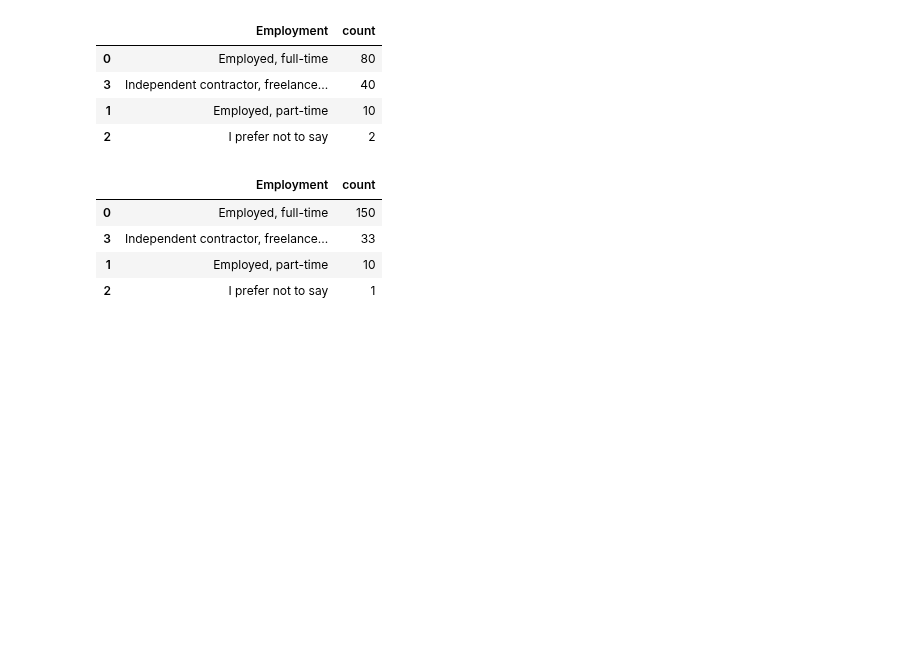
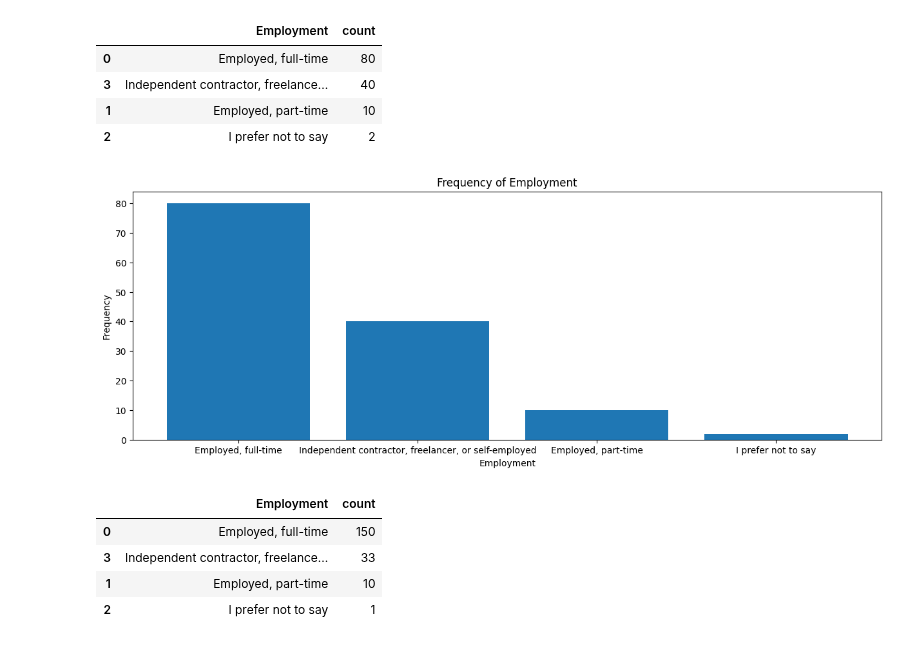
Before and after one commit to abrahim-k/stack_overflow_data, a Jupyter notebook: stack_overflow.ipynb, the cells around one changed output. Drawn from its saved outputs; the diff is of its cells as text; code cells hidden in the pictures; blank space fills up the shorter version.

Commit message:
feat: plots creation started

```diff
--- a/stack_overflow.ipynb
+++ b/stack_overflow.ipynb
@@ -60,6 +63,16 @@ high_influence_employment_df
 | 3 | Independent contractor, freelance... | 40 |
 | 1 | Employed, part-time | 10 |
 | 2 | I prefer not to say | 2 |
+# %%
+plt.figure(figsize=(15, 5))
+plt.bar(high_influence_employment_df['Employment'], high_influence_employment_df['count'])
+plt.xlabel('Employment')
+plt.ylabel('Frequency')
+plt.title('Frequency of Employment')
+
+plt.show()
+# %% [output]
+[figure, added]
 # %%
 some_influence_employment_df = some_result_maker.get_value_df_by_column('Employment')
 some_influence_employment_df
```
Also changed, not shown: parts of 1 cell of this notebook, 1 other file.
